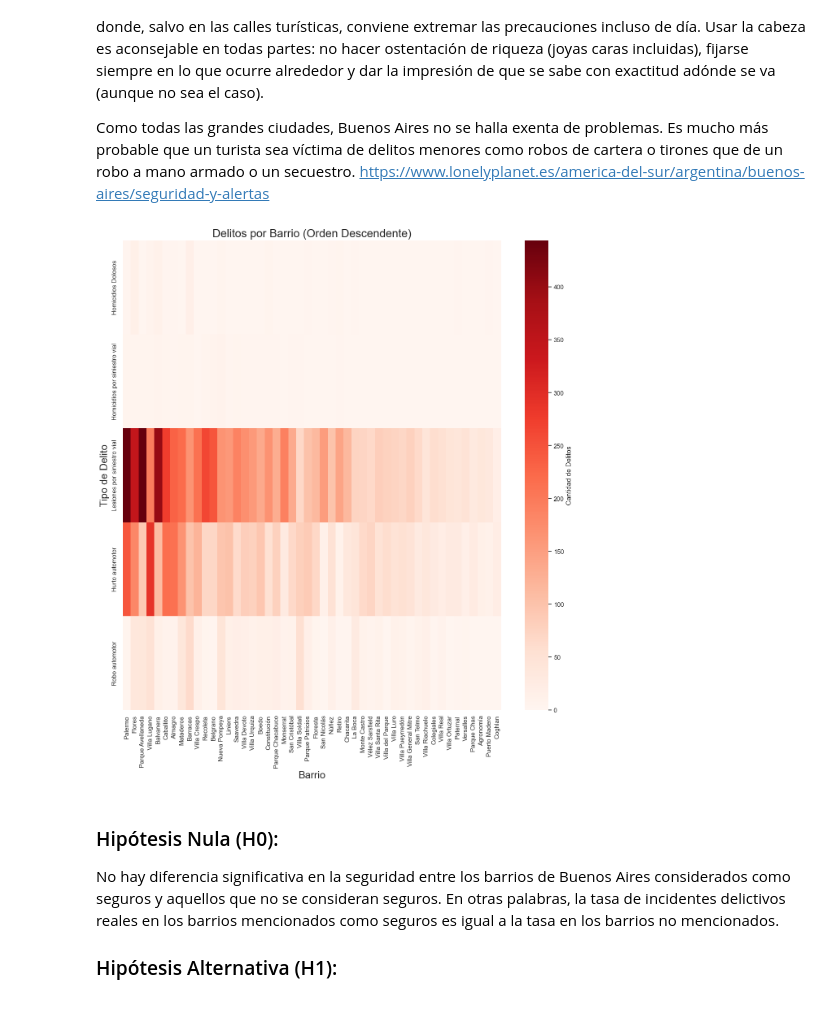
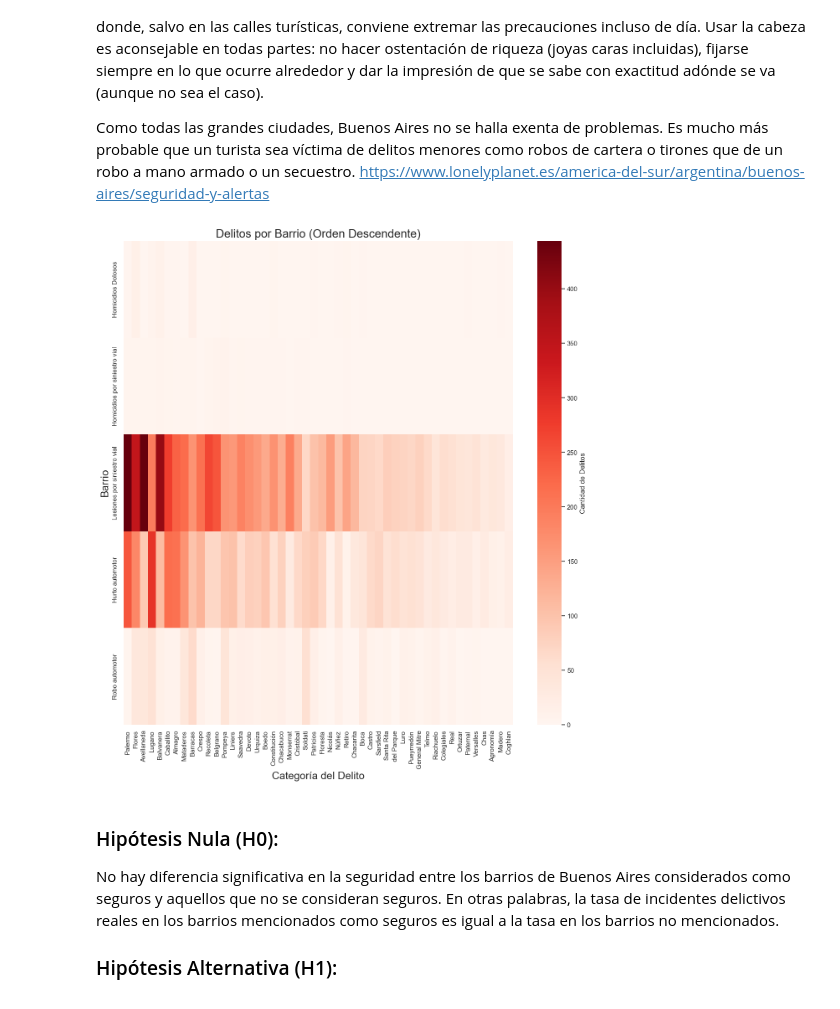
Before and after one commit to arielgiamportone/Analisis_AirBnB_en_Buenos-Aires, a Jupyter notebook: BuenosAires_BnB_study.ipynb, the cells around one changed output. Saved outputs shown, nothing was run; the diff lists cells and outputs as text; code cells hidden in the pictures.

```diff
--- a/BuenosAires_BnB_study.ipynb
+++ b/BuenosAires_BnB_study.ipynb
@@ -927,6 +929,13 @@ Index(['name', 'host_id', 'host_name', 'neighbourhood', 'latitude',
       dtype='object')
 # %% [markdown]
 # Análisis Estadístico sobre la inseguridad
+# %%
+delitos = pd.read_csv('input/delitos_CABA.csv', encoding='utf-8')
+delitos.drop('Hurtos totales', axis=1, inplace=True)
+delitos.drop('Robos totales',axis=1, inplace=True)
+delitos['Barrio'] = delitos['Barrio'].str.replace('\d+', '', regex=True)
+
+delitos.copy().reset_index(drop=True, inplace=True)
 # %% [markdown]
 ¿Es Buenos Aires una ciudad segura para viajar?
 Palermo, La Recoleta, Villa Crespo, Belgrano o Caballito son lugares seguros.
@@ -943,0 +955,4 @@ https://www.lonelyplanet.es/america-del-sur/argentina/buenos-aires/seguridad-y-a
+# %%
+delitos_sorted['Barrio'] = delitos_sorted['Barrio'].apply(lambda x: x.split(' ', 1)[-1])
+delitos_sorted.set_index('Barrio', inplace=True)
+delitos_sorted_transposed = delitos_sorted.T
@@ -944,15 +961,15 @@ https://www.lonelyplanet.es/america-del-sur/argentina/buenos-aires/seguridad-y-a
 # %%
 
-delitos_sorted = delitos.loc[delitos.sum(axis=1).sort_values(ascending=False).index]
-delitos_sorted_transposed = delitos_sorted.T
+
+# Crear el heatmap
 plt.figure(figsize=(15, 15))
 sns.heatmap(delitos_sorted_transposed, cmap='Reds', fmt='g', cbar_kws={'label': 'Cantidad de Delitos'})
 plt.title('Delitos por Barrio (Orden Descendente)', fontsize=20)
-plt.xlabel('Barrio', fontsize=18)
-plt.ylabel('Tipo de Delito', fontsize=18)
+plt.xlabel('Categoría del Delito', fontsize=18)
+plt.ylabel('Barrio', fontsize=18)
 plt.show()
 # %% [output]
-[figure, old version]
+[figure, new version]
 # %% [markdown]
 ### Hipótesis Nula (H0):
 No hay diferencia significativa en la seguridad entre los barrios de Buenos Aires considerados como seguros y aquellos que no se consideran seguros. En otras palabras, la tasa de incidentes delictivos reales en los barrios mencionados como seguros es igual a la tasa en los barrios no mencionados.
```
Also changed, not shown: parts of 17 cells of this notebook, 12 other files.
